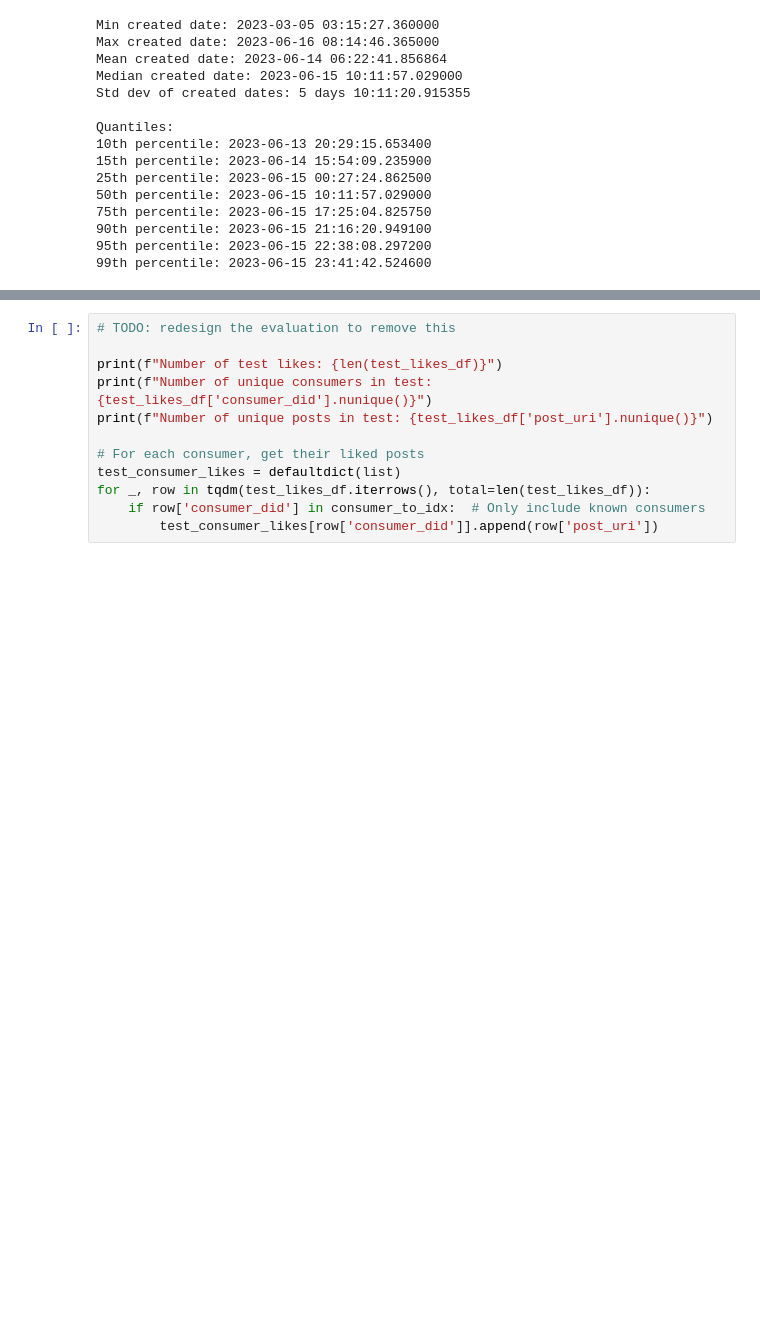
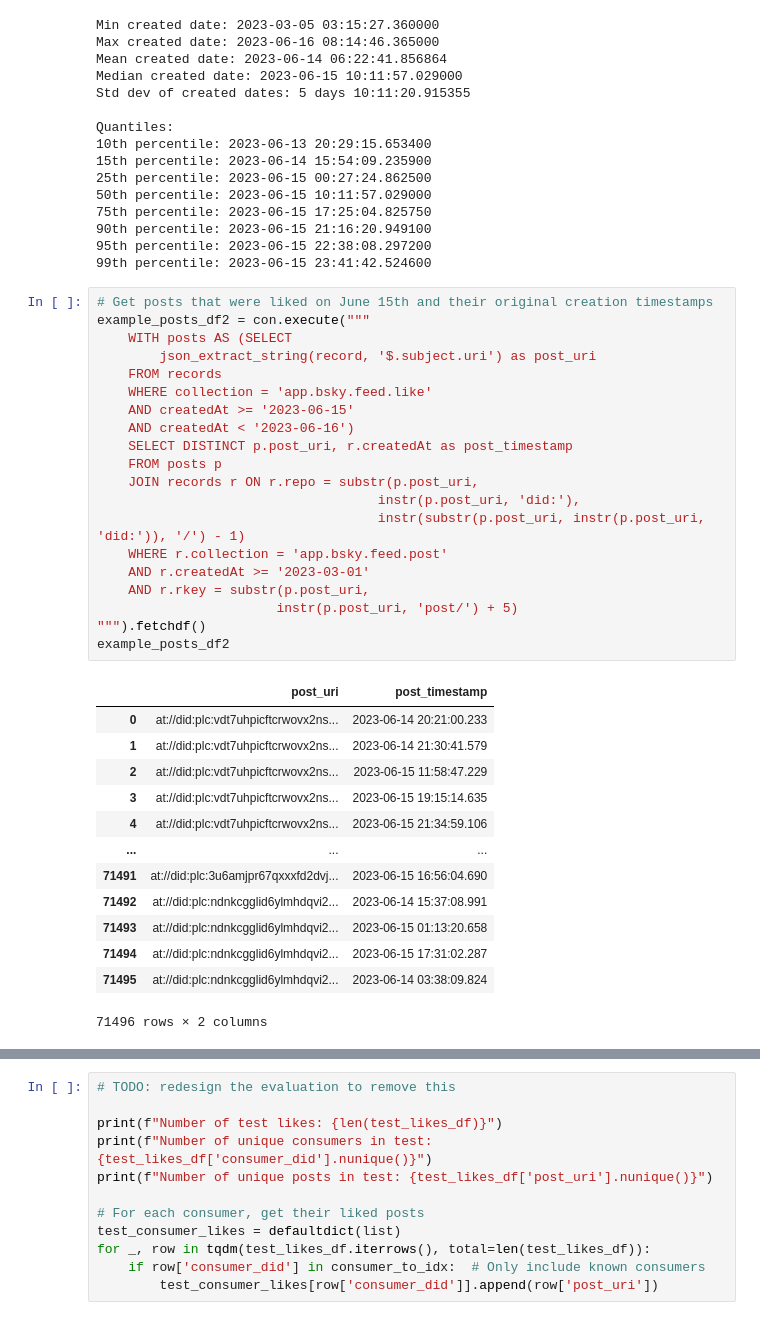
Before and after one commit to bbeat2782/Bluesky-GraphRec, a Jupyter notebook: consumer-producer/main.ipynb, the cells around one changed output, grey strips where cells are left out. Drawn from its saved outputs; the diff is of its cells as text; blank space fills up the shorter version.

```diff
--- a/consumer-producer/main.ipynb
+++ b/consumer-producer/main.ipynb
@@ -520,3 +571,37 @@ Quantiles:
 90th percentile: 2023-06-15 21:16:20.949100
 95th percentile: 2023-06-15 22:38:08.297200
 99th percentile: 2023-06-15 23:41:42.524600
+# %%
+# Get posts that were liked on June 15th and their original creation timestamps
+example_posts_df2 = con.execute("""
+    WITH posts AS (SELECT
+        json_extract_string(record, '$.subject.uri') as post_uri
+    FROM records
+    WHERE collection = 'app.bsky.feed.like'
+    AND createdAt >= '2023-06-15'
+    AND createdAt < '2023-06-16')
+    SELECT DISTINCT p.post_uri, r.createdAt as post_timestamp
+    FROM posts p
+    JOIN records r ON r.repo = substr(p.post_uri,
+                                    instr(p.post_uri, 'did:'),
+                                    instr(substr(p.post_uri, instr(p.post_uri, 'did:')), '/') - 1)
+    WHERE r.collection = 'app.bsky.feed.post'
+    AND r.createdAt >= '2023-03-01'
+    AND r.rkey = substr(p.post_uri,
+                       instr(p.post_uri, 'post/') + 5)
+""").fetchdf()
+example_posts_df2
+# %% [output]
+|  | post_uri | post_timestamp |
+| 0 | at://did:plc:vdt7uhpicftcrwovx2ns... | 2023-06-14 20:21:00.233 |
+| 1 | at://did:plc:vdt7uhpicftcrwovx2ns... | 2023-06-14 21:30:41.579 |
+| 2 | at://did:plc:vdt7uhpicftcrwovx2ns... | 2023-06-15 11:58:47.229 |
+| 3 | at://did:plc:vdt7uhpicftcrwovx2ns... | 2023-06-15 19:15:14.635 |
+| 4 | at://did:plc:vdt7uhpicftcrwovx2ns... | 2023-06-15 21:34:59.106 |
+| ... | ... | ... |
+| 71491 | at://did:plc:3u6amjpr67qxxxfd2dvj... | 2023-06-15 16:56:04.690 |
+| 71492 | at://did:plc:ndnkcgglid6ylmhdqvi2... | 2023-06-14 15:37:08.991 |
+| 71493 | at://did:plc:ndnkcgglid6ylmhdqvi2... | 2023-06-15 01:13:20.658 |
+| 71494 | at://did:plc:ndnkcgglid6ylmhdqvi2... | 2023-06-15 17:31:02.287 |
+| 71495 | at://did:plc:ndnkcgglid6ylmhdqvi2... | 2023-06-14 03:38:09.824 |
+71496 rows × 2 columns
```
Also changed, not shown: parts of 17 cells of this notebook, 10 other files.
